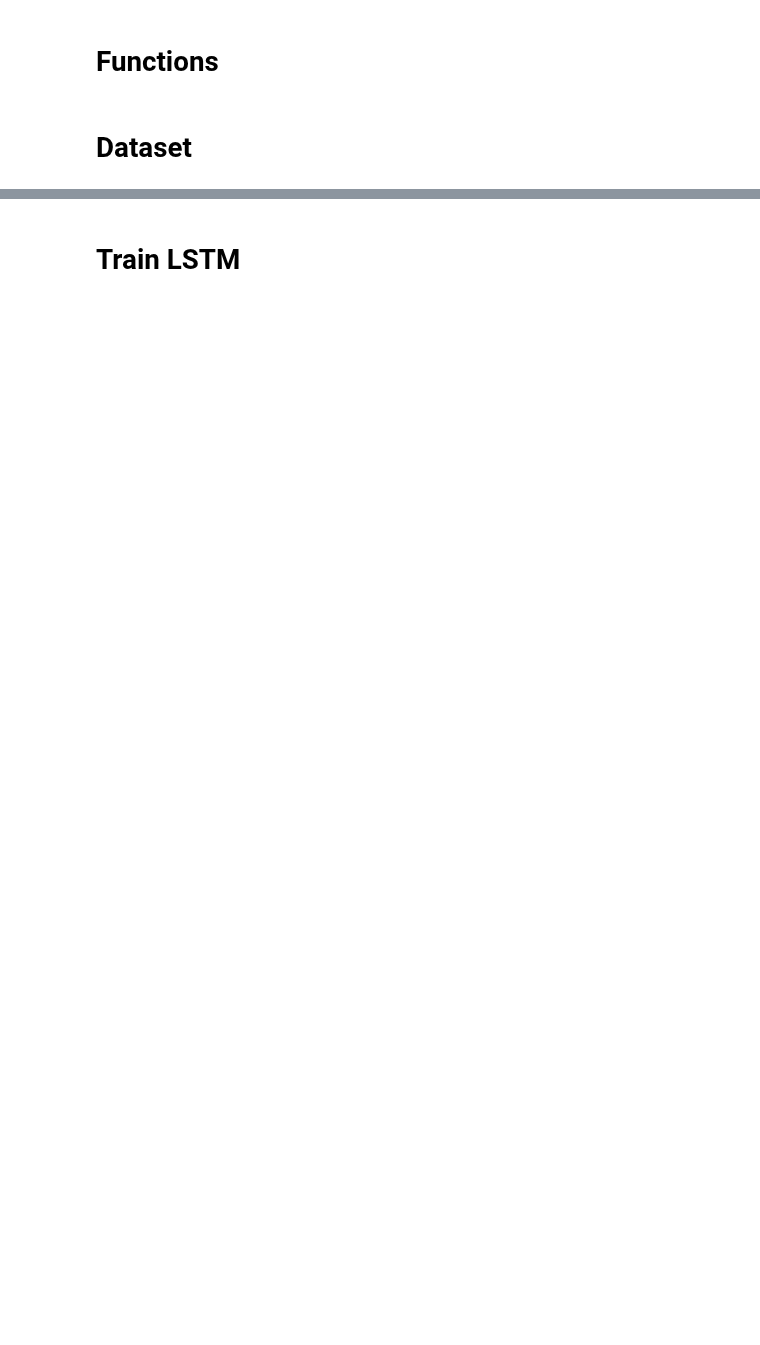
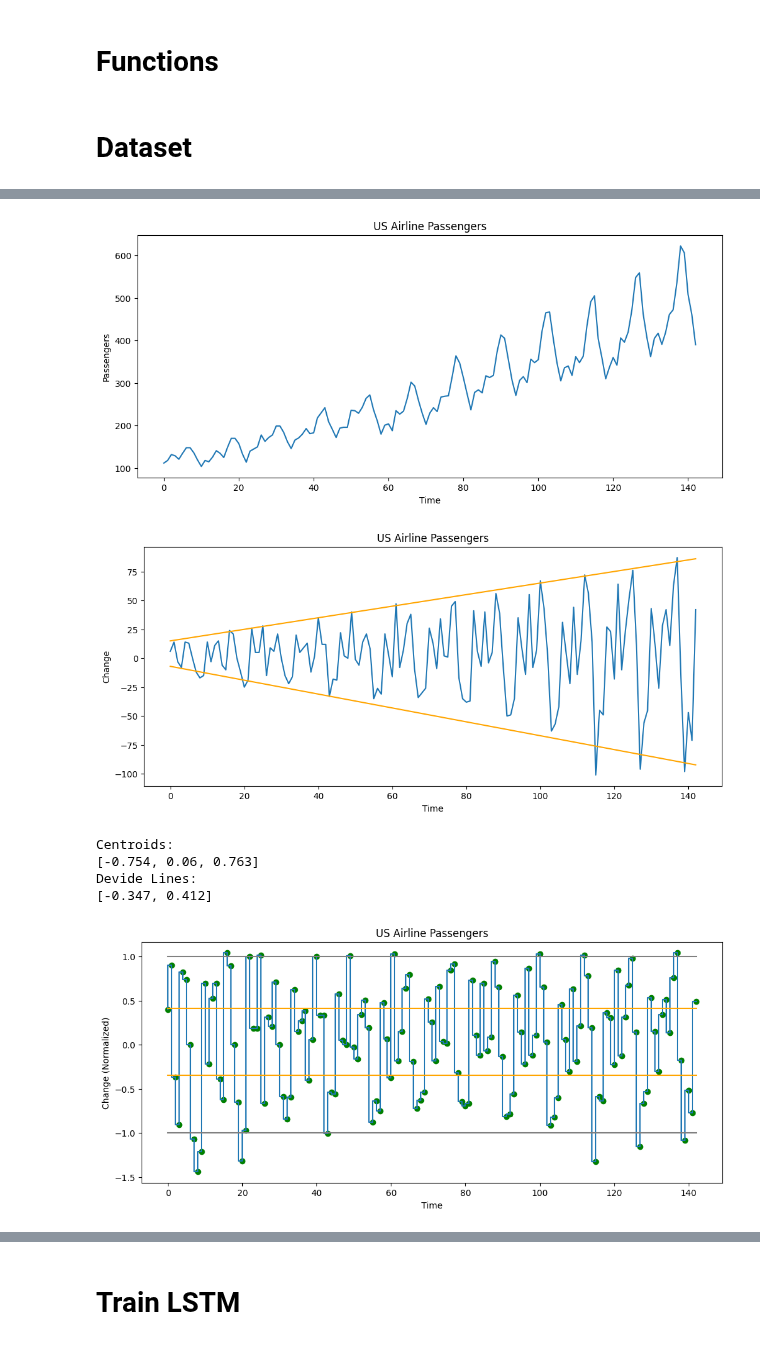
Before and after one commit to baobuiquang/ParallelLSTM, a Jupyter notebook: LSTM.ipynb, the cells around one changed output, grey strips where cells are left out. Drawn from its saved outputs; the diff is of its cells as text; code cells hidden in the pictures; blank space fills up the shorter version.

Commit message:
Implement demo with US Airline Passengers dataset ✈️

```diff
--- a/LSTM.ipynb
+++ b/LSTM.ipynb
@@ -197,9 +257,14 @@ def backward_pass(inputs, outputs, h_s, targets, V, W, d_U, d_V, d_W, d_B, d_h_n
 # Dataset
 # %%
 # Initialize dataset
-sequences = generate_dataset(num_sequences = 50, max_num_each_token = 3) # 20 / 3
+if QUICKTEST:
+    sequences = generate_dataset(num_sequences = 500, max_num_each_token = 4)
+else:
+    sequences, raw_data, df, centroids, devide_lines = load_dataset(directory = '/content/ParallelLSTM/dataset/AirPassengers.csv')
+    sequences = sequences[int(training_start * len(raw_data)):]
+
 word_to_idx, idx_to_word, num_sequences, vocab_size = sequences_to_dicts(sequences)
-training_set, validation_set, test_set = create_datasets(sequences)
+training_set, validation_set, test_set = create_datasets(sequences, p_train=0.8, p_val=0.1, p_test=0.1)
 
 # One-hot Encoding set
 training_set_one_hot = []
@@ -216,12 +281,7 @@ training_set_one_hot = tuple(training_set_one_hot)
 validation_set_one_hot = tuple(validation_set_one_hot)
 
 # Print
-print(f"Example sequence: {sequences[1]}\n")
-
-plt.plot(sequences[1], color='blue')
-plt.title('Plot of the example sequence')
-plt.show()
-
+print(f"Example sequence: {sequences[20]}\n")
 print(f"\n\nNum of sequences (Dataset size):\t{num_sequences} sequences")
 print(f"Num of tokens (Vocab size):\t\t{vocab_size} tokens")
 print("\nword_to_idx:")
@@ -258,0 +315,51 @@ Test:           5 samples
+# %%
+if not QUICKTEST:
+
+    plt.figure(figsize=(12, 5))
+    plt.plot(df['Passengers'])
+    plt.xlabel('Time')
+    plt.ylabel('Passengers')
+    plt.title('US Airline Passengers')
+    plt.show()
+
+    plt.figure(figsize=(12, 5))
+    plt.plot(df['Change'])
+    plt.plot(df['Upper_Bound'], color = 'orange')
+    plt.plot(df['Lower_Bound'], color = 'orange')
+    plt.xlabel('Time')
+    plt.ylabel('Change')
+    plt.title('US Airline Passengers')
+    plt.show()
+
+    print('Centroids:')
+    print([round(c,3) for c in centroids])
+    print('Devide Lines:')
+    print([round(l,3) for l in devide_lines])
+    plt.figure(figsize=(12, 5))
+    plt.step(range(len(df)), df['Change_Normalized'])
+    plt.scatter(range(len(df)), df['Change_Normalized'], color='green')
+    plt.plot([ 1.0 for _ in range(len(df))], color = 'gray')
+    for line in devide_lines:
+        plt.plot([line for _ in range(len(df))], color = 'orange')
+    plt.plot([-1.0 for _ in range(len(df))], color = 'gray')
+    plt.xlabel('Time')
+    plt.ylabel('Change (Normalized)')
+    plt.title('US Airline Passengers')
+    plt.show()
+
+    plt.figure(figsize=(12, 5))
+    plt.step(range(len(df)), df['Change_Encoded'])
+    plt.scatter(range(len(df)), df['Change_Encoded'], color='green')
+    plt.yticks(range(len(devide_lines)+1))
+    plt.xlabel('Time')
+    plt.ylabel('Change (Decoded)')
+    plt.title('US Airline Passengers')
+    plt.show()
+# %% [output]
+[figure, added]
+[figure, added]
+Centroids:
+[-0.754, 0.06, 0.763]
+Devide Lines:
+[-0.347, 0.412]
+[figure, added]
```
Also changed, not shown: parts of 32 cells of this notebook.
